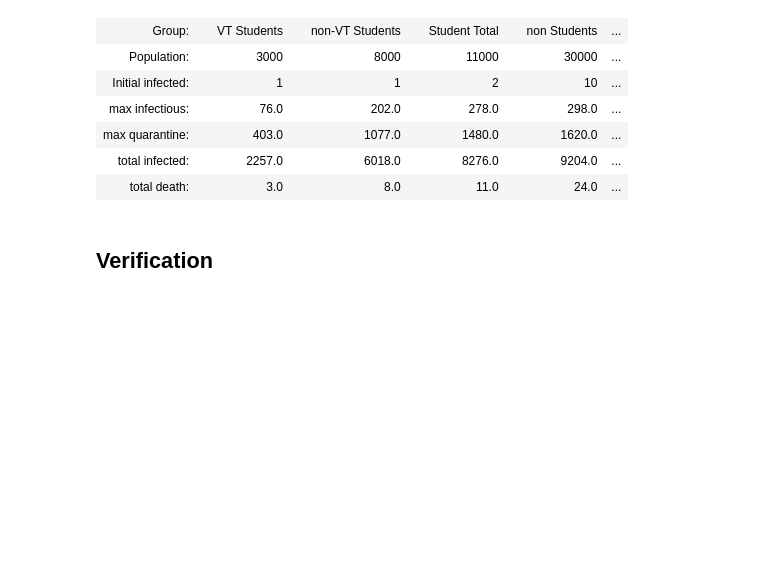
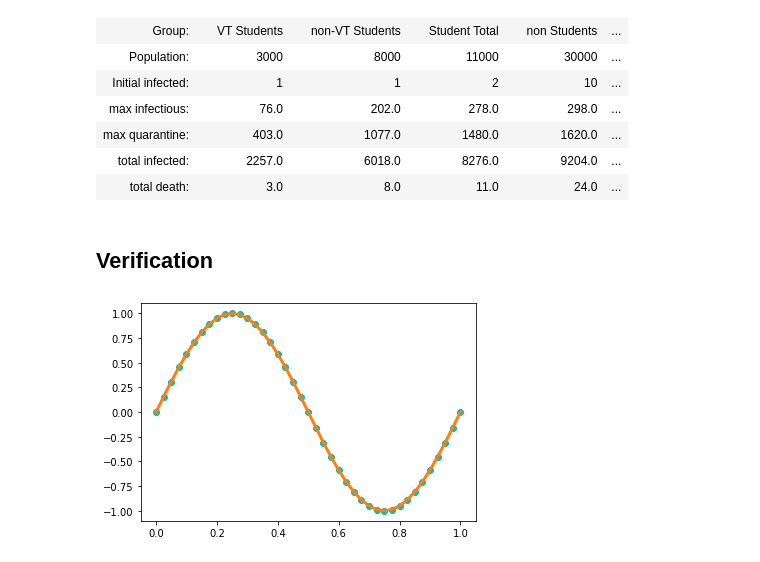
Before and after one commit to yvesdubief/covid-19-infection, a Jupyter notebook: multipopulation-SEIQRD.ipynb, the cells around one changed output. Cells and saved outputs as stored; diff of their text form; code cells hidden in the pictures; blank space fills up the shorter version.

```diff
--- a/multipopulation-SEIQRD.ipynb
+++ b/multipopulation-SEIQRD.ipynb
@@ -184,7 +198,7 @@ display_table(data)
 # %% [markdown]
 ## Verification
 # %%
-def rhs_test(t,y):
+def rhs_test(t,y,Hq):
     global Npopulations, N, alpha, beta, gamma, delta, epsilon, zeta, eta
     global i_S, i_E, i_I, i_Q, i_R, i_D
     ydot = np.zeros_like(y)
@@ -196,10 +210,24 @@ def rhs_test(t,y):
         ydot[i_R,i] = 2*np.exp(2*t)
         ydot[i_D,i] = 0
     return ydot
+def forecast_test(y,dt,Ntsteps,Hq):
+    t = 0
+    f_n = rhs_test(0,y[0,:,:],Hq)
+    tplot = np.array([t])
+    for it in range(Ntsteps):
+        f_nm1 = np.copy(f_n)
+        f_n = rhs_test(t,y[it,:,:],Hq)
+    #     y[it+1,:,:] = advance(y[it,:,:],f_n,f_nm1)
+        y_np1 = advance_AB(dt,y[it,:,:],f_n,f_nm1)
+        f_np1 = rhs_test(t+dt,y_np1,Hq)
+        y[it+1,:,:] = advance_AM(dt,y[it,:,:],f_np1,f_n)
+        t += dt
+        tplot = np.append(tplot,t)
+    return tplot,y
 # %%
-Npopulations = 1
+Npopulations = 3
 t_study = 1 #7*30 #days
-dt = 0.001 # days
+dt = 0.025 # days
 Ntsteps = round(t_study/dt)
 
 # time scales
@@ -214,10 +242,10 @@ t_death = 9
 R_0 = 5
 
 # mortality rate
-delta = np.array([0.2])
+delta = np.array([0.2,0.2,0.2])
 
 # quarantine fraction
-zeta = np.array([0.4])
+zeta = np.array([0.4,0.4,0.4])
 Hq = 0.
 
 #model constants
@@ -228,21 +256,16 @@ eta = 1 / t_quarantine
 
 beta = gamma * R_0
 
-zeta = np.array([0.4]) #Probability that COVID-19 patients follow quarantine protocol
+
 N = np.copy(Population_size)
 n = np.copy(infected_population)
 y = np.zeros((Ntsteps+1,Nvariables,Npopulations))
 y[0,i_Q,0] = 0.
-f_n = rhs(-dt,y[0,:,:])
-t = 0
-tplot = np.array([t])
-for it in range(Ntsteps):
-    f_nm1 = np.copy(f_n)
-    f_n = rhs_test(t,y[it,:,:])
-    y[it+1,:,:] = advance(y[it,:,:],f_n,f_nm1)
-    t += dt
-    tplot = np.append(tplot,t)
+tplot,y = forecast_test(y,dt,Ntsteps,Hq)
 # %%
-plt.plot(tplot,y[:,i_Q,0])
-plt.plot(tplot,np.sin(2*np.pi*tplot),'o')
+
+plt.plot(tplot,np.sin(2*np.pi*tplot),'co')
+plt.plot(tplot,y[:,i_Q,0],'C1',lw = 3)
 plt.show()
+# %% [output]
+[figure, added]
```
Also changed, not shown: parts of 2 cells of this notebook.
